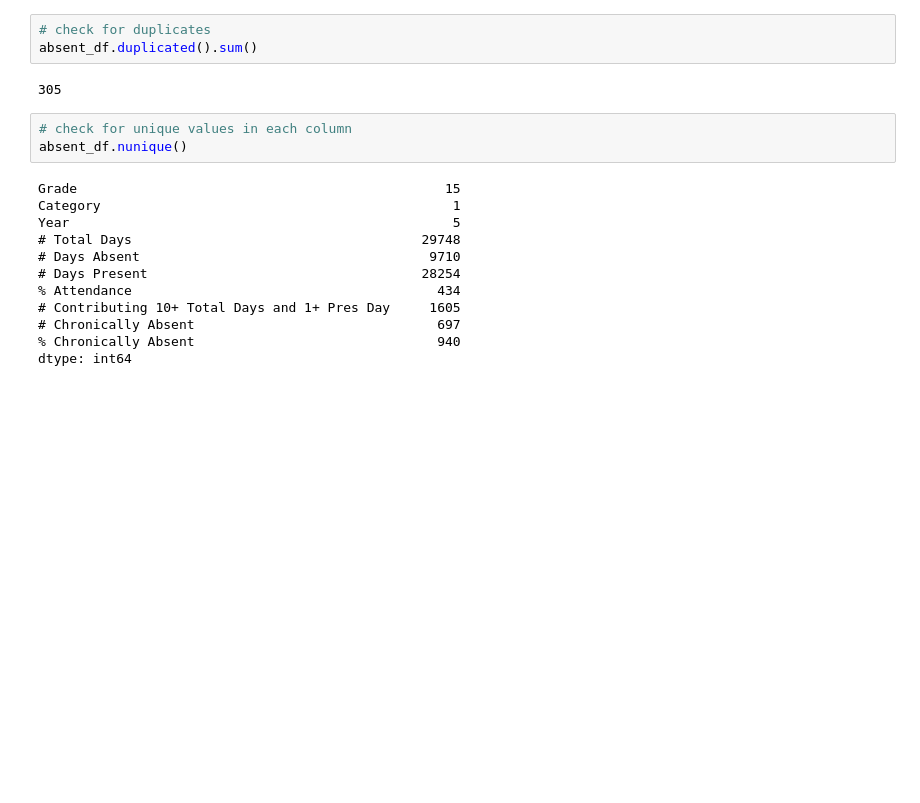
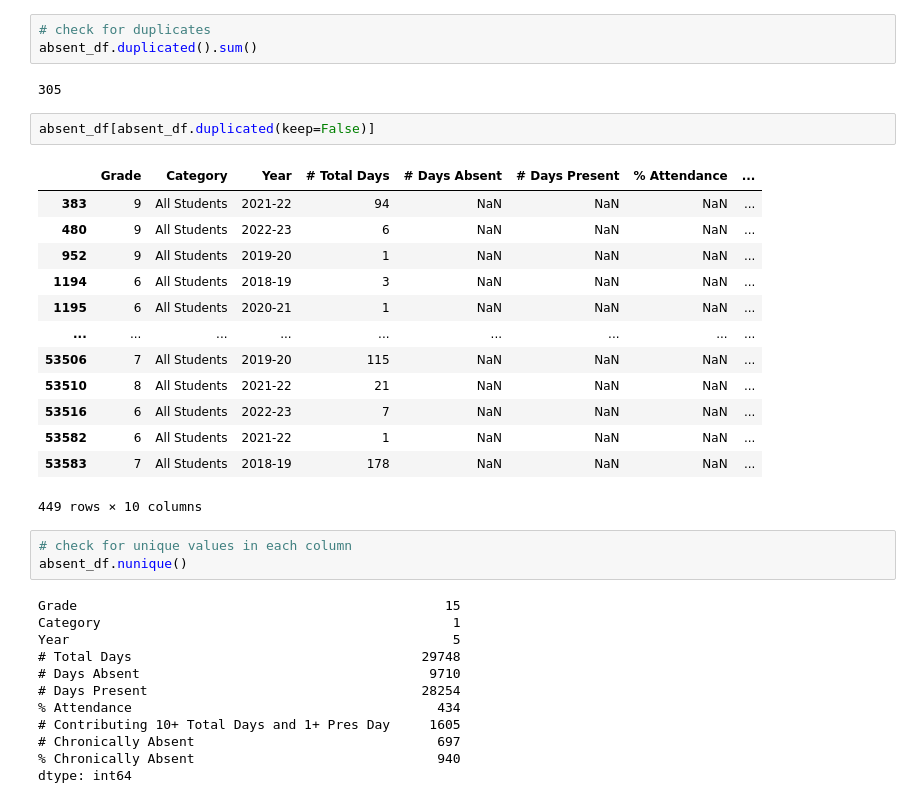
Before and after one commit to Mrfunderburker/Education-Capstone, a Jupyter notebook: code/jacquelene_eda.ipynb, the cells around one changed output. Drawn from its saved outputs; the diff is of its cells as text; blank space fills up the shorter version.

Commit message:
updated absenteeism eda to show duplicates

```diff
--- a/code/jacquelene_eda.ipynb
+++ b/code/jacquelene_eda.ipynb
@@ -190,6 +190,22 @@ absent_df.describe()
 absent_df.duplicated().sum()
 # %% [output]
 305
+# %%
+absent_df[absent_df.duplicated(keep=False)]
+# %% [output]
+|  | Grade | Category | Year | # Total Days | # Days Absent | # Days Present | % Attendance | ... |
+| 383 | 9 | All Students | 2021-22 | 94 | NaN | NaN | NaN | ... |
+| 480 | 9 | All Students | 2022-23 | 6 | NaN | NaN | NaN | ... |
+| 952 | 9 | All Students | 2019-20 | 1 | NaN | NaN | NaN | ... |
+| 1194 | 6 | All Students | 2018-19 | 3 | NaN | NaN | NaN | ... |
+| 1195 | 6 | All Students | 2020-21 | 1 | NaN | NaN | NaN | ... |
+| ... | ... | ... | ... | ... | ... | ... | ... | ... |
+| 53506 | 7 | All Students | 2019-20 | 115 | NaN | NaN | NaN | ... |
+| 53510 | 8 | All Students | 2021-22 | 21 | NaN | NaN | NaN | ... |
+| 53516 | 6 | All Students | 2022-23 | 7 | NaN | NaN | NaN | ... |
+| 53582 | 6 | All Students | 2021-22 | 1 | NaN | NaN | NaN | ... |
+| 53583 | 7 | All Students | 2018-19 | 178 | NaN | NaN | NaN | ... |
+449 rows × 10 columns
 # %%
 # check for unique values in each column
 absent_df.nunique()
```
Also changed, not shown: parts of 2 cells of this notebook.
